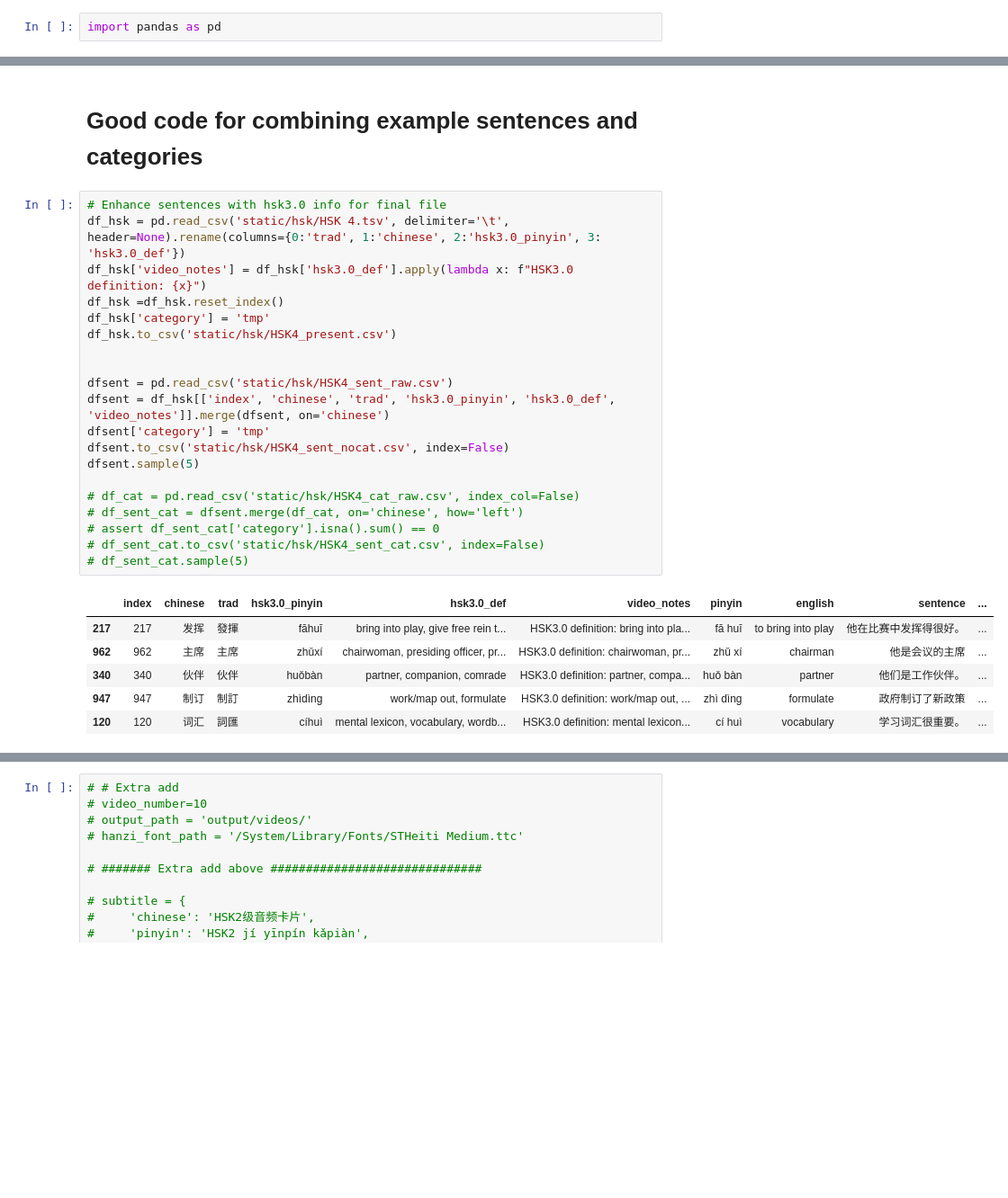
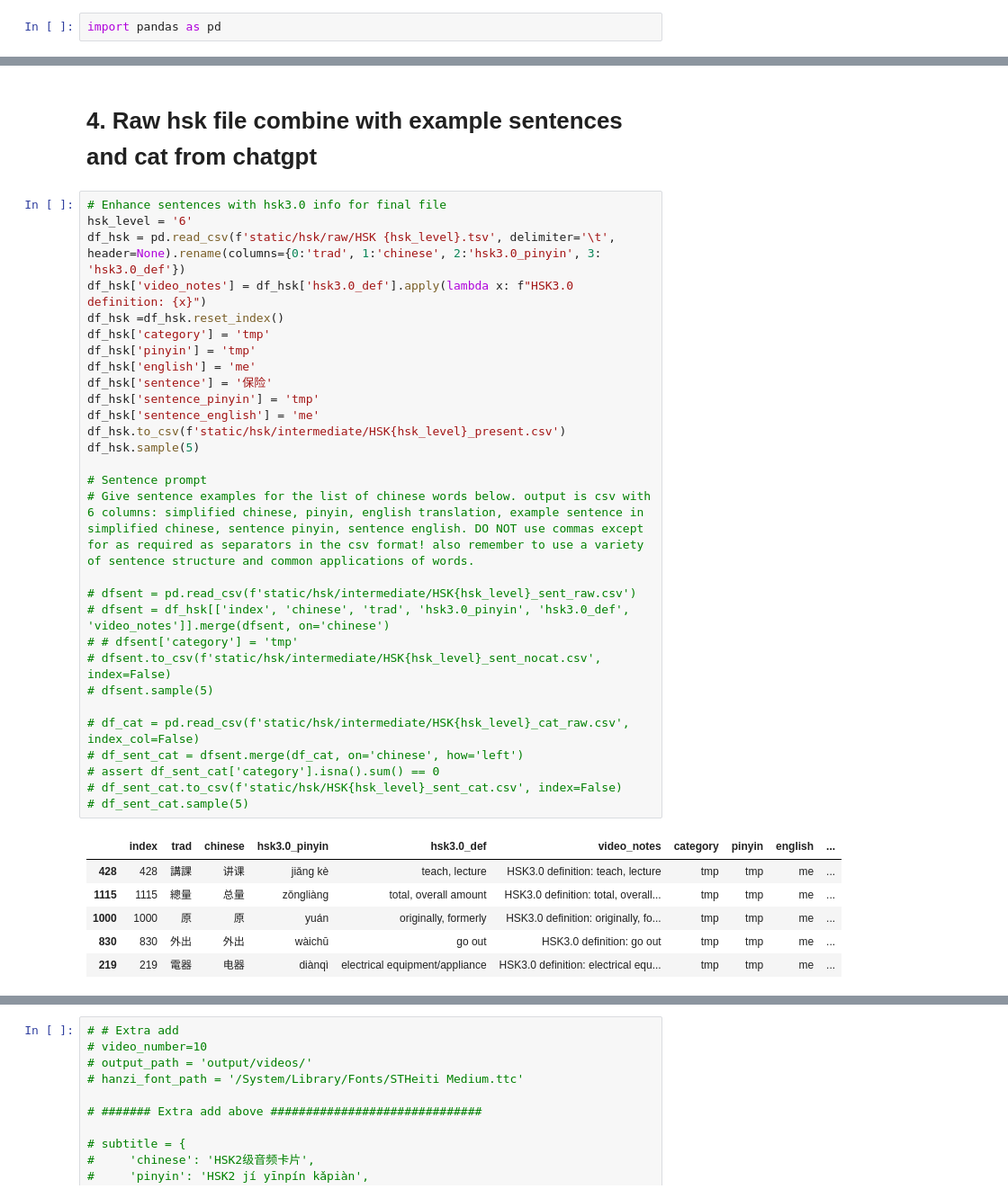
Before and after one commit to srcole/my_mandarin_database, a Jupyter notebook: sandbox.ipynb, the cells around one changed output, grey strips where cells are left out. Shown at 90% size. Drawn from its saved outputs; the diff is of its cells as text; blank space fills up the shorter version.

```diff
--- a/sandbox.ipynb
+++ b/sandbox.ipynb
@@ -63,29 +31,38 @@ while (chunk_size*i) < len(df_hsk):
 # %% [markdown]
-# Good code for combining example sentences and categories
+# 4. Raw hsk file combine with example sentences and cat from chatgpt
 # %%
 # Enhance sentences with hsk3.0 info for final file
-df_hsk = pd.read_csv('static/hsk/HSK 4.tsv', delimiter='\t', header=None).rename(columns={0:'trad', 1:'chinese', 2:'hsk3.0_pinyin', 3: 'hsk3.0_def'})
+hsk_level = '6'
+df_hsk = pd.read_csv(f'static/hsk/raw/HSK {hsk_level}.tsv', delimiter='\t', header=None).rename(columns={0:'trad', 1:'chinese', 2:'hsk3.0_pinyin', 3: 'hsk3.0_def'})
 df_hsk['video_notes'] = df_hsk['hsk3.0_def'].apply(lambda x: f"HSK3.0 definition: {x}")
 df_hsk =df_hsk.reset_index()
 df_hsk['category'] = 'tmp'
-df_hsk.to_csv('static/hsk/HSK4_present.csv')
+df_hsk['pinyin'] = 'tmp'
+df_hsk['english'] = 'me'
+df_hsk['sentence'] = '保险'
+df_hsk['sentence_pinyin'] = 'tmp'
+df_hsk['sentence_english'] = 'me'
+df_hsk.to_csv(f'static/hsk/intermediate/HSK{hsk_level}_present.csv')
+df_hsk.sample(5)
 
+# Sentence prompt
+# Give sentence examples for the list of chinese words below. output is csv with 6 columns: simplified chinese, pinyin, english translation, example sentence in simplified chinese, sentence pinyin, sentence english. DO NOT use commas except for as required as separators in the csv format! also remember to use a variety of sentence structure and common applications of words.
 
-dfsent = pd.read_csv('static/hsk/HSK4_sent_raw.csv')
-dfsent = df_hsk[['index', 'chinese', 'trad', 'hsk3.0_pinyin', 'hsk3.0_def', 'video_notes']].merge(dfsent, on='chinese')
-dfsent['category'] = 'tmp'
-dfsent.to_csv('static/hsk/HSK4_sent_nocat.csv', index=False)
-dfsent.sample(5)
+# dfsent = pd.read_csv(f'static/hsk/intermediate/HSK{hsk_level}_sent_raw.csv')
+# dfsent = df_hsk[['index', 'chinese', 'trad', 'hsk3.0_pinyin', 'hsk3.0_def', 'video_notes']].merge(dfsent, on='chinese')
+# # dfsent['category'] = 'tmp'
+# dfsent.to_csv(f'static/hsk/intermediate/HSK{hsk_level}_sent_nocat.csv', index=False)
+# dfsent.sample(5)
 
-# df_cat = pd.read_csv('static/hsk/HSK4_cat_raw.csv', index_col=False)
+# df_cat = pd.read_csv(f'static/hsk/intermediate/HSK{hsk_level}_cat_raw.csv', index_col=False)
 # df_sent_cat = dfsent.merge(df_cat, on='chinese', how='left')
 # assert df_sent_cat['category'].isna().sum() == 0
-# df_sent_cat.to_csv('static/hsk/HSK4_sent_cat.csv', index=False)
+# df_sent_cat.to_csv(f'static/hsk/HSK{hsk_level}_sent_cat.csv', index=False)
 # df_sent_cat.sample(5)
 # %% [output]
-|  | index | chinese | trad | hsk3.0_pinyin | hsk3.0_def | video_notes | pinyin | english | sentence | ... |
-| 217 | 217 | 发挥 | 發揮 | fāhuī | bring into play, give free rein t... | HSK3.0 definition: bring into pla... | fā huī | to bring into play | 他在比赛中发挥得很好。 | ... |
-| 962 | 962 | 主席 | 主席 | zhǔxí | chairwoman, presiding officer, pr... | HSK3.0 definition: chairwoman, pr... | zhǔ xí | chairman | 他是会议的主席 | ... |
-| 340 | 340 | 伙伴 | 伙伴 | huǒbàn | partner, companion, comrade | HSK3.0 definition: partner, compa... | huǒ bàn | partner | 他们是工作伙伴。 | ... |
-| 947 | 947 | 制订 | 制訂 | zhìdìng | work/map out, formulate | HSK3.0 definition: work/map out, ... | zhì dìng | formulate | 政府制订了新政策 | ... |
-| 120 | 120 | 词汇 | 詞匯 | cíhuì | mental lexicon, vocabulary, wordb... | HSK3.0 definition: mental lexicon... | cí huì | vocabulary | 学习词汇很重要。 | ... |
+|  | index | trad | chinese | hsk3.0_pinyin | hsk3.0_def | video_notes | category | pinyin | english | ... |
+| 428 | 428 | 講課 | 讲课 | jiǎng kè | teach, lecture | HSK3.0 definition: teach, lecture | tmp | tmp | me | ... |
+| 1115 | 1115 | 總量 | 总量 | zǒngliàng | total, overall amount | HSK3.0 definition: total, overall... | tmp | tmp | me | ... |
+| 1000 | 1000 | 原 | 原 | yuán | originally, formerly | HSK3.0 definition: originally, fo... | tmp | tmp | me | ... |
+| 830 | 830 | 外出 | 外出 | wàichū | go out | HSK3.0 definition: go out | tmp | tmp | me | ... |
+| 219 | 219 | 電器 | 电器 | diànqì | electrical equipment/appliance | HSK3.0 definition: electrical equ... | tmp | tmp | me | ... |
```
Also changed, not shown: parts of 20 cells of this notebook, 3 other files.
